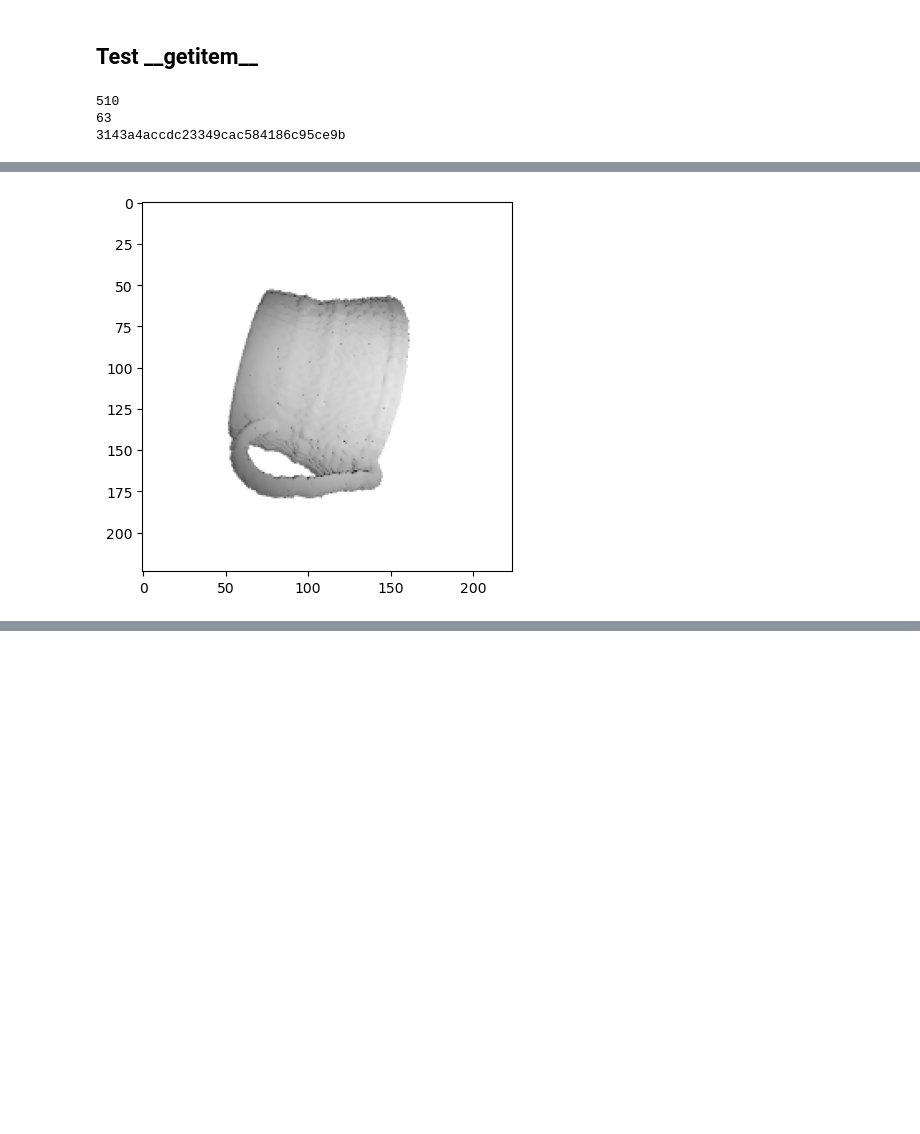
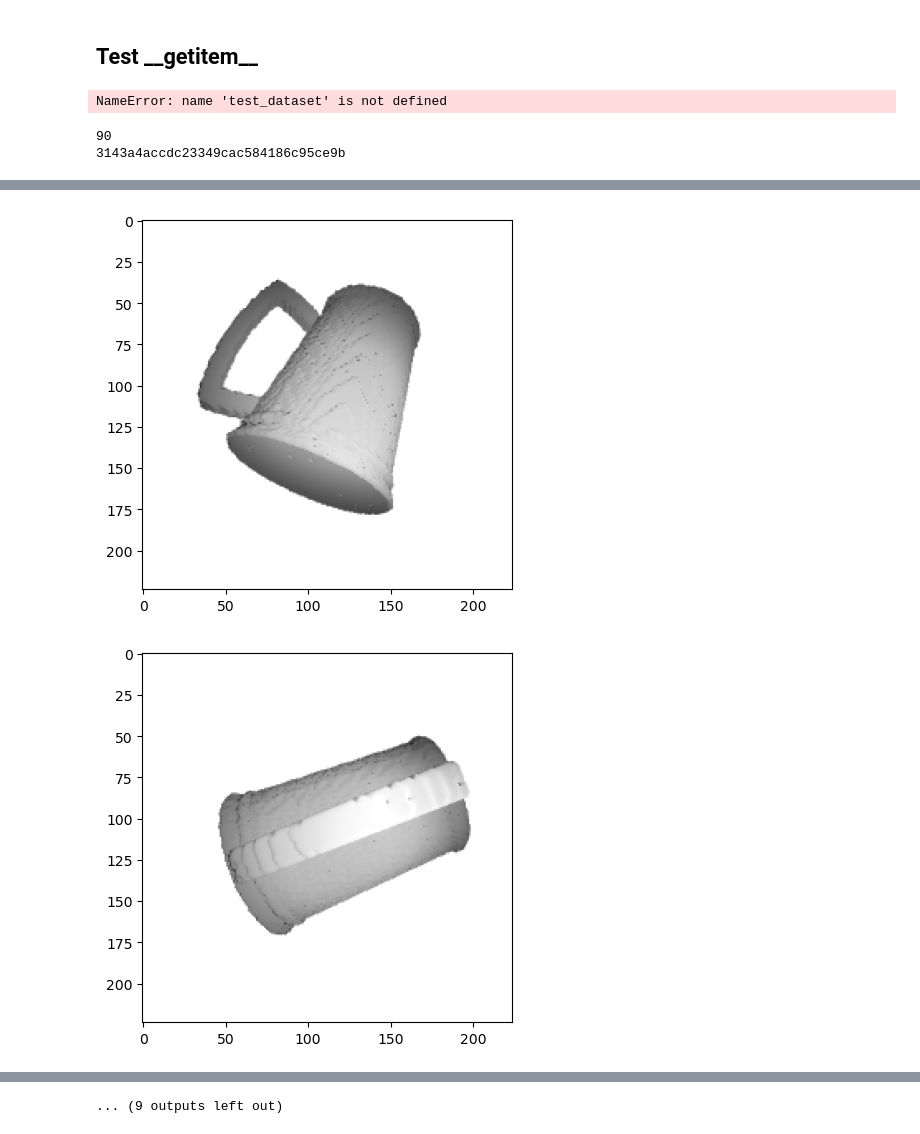
Before and after one commit to elchun/stereo-occupancy-networks, a Jupyter notebook: im2mesh/dev_tests/test_stereo_dataloder.ipynb, the cells around one changed output, grey strips where cells are left out. Cells and saved outputs as stored; diff of their text form; code cells hidden in the pictures; blank space fills up the shorter version.

Commit message:
Get vis to show both images, add switch to make images between 0 and 1

```diff
--- a/im2mesh/dev_tests/test_stereo_dataloder.ipynb
+++ b/im2mesh/dev_tests/test_stereo_dataloder.ipynb
@@ -10,8 +10,9 @@ import plotly.graph_objects as go
 ## Test loading of dataset
 # %%
 data_folder = '../../data/stereo_training_data'
-train_dataset = data.Shapes3dMonoDataset(data_folder, 'train', ['mug', 'bowl', 'bottle'], 2048)
-test_dataset = data.Shapes3dMonoDataset(data_folder, 'test', ['mug', 'bowl', 'bottle'], 2048)
+# train_dataset = data.Shapes3dMonoDataset(data_folder, 'train', ['mug', 'bowl', 'bottle'], 2048)
+# test_dataset = data.Shapes3dMonoDataset(data_folder, 'test', ['mug', 'bowl', 'bottle'], 2048)
+train_dataset = data.Shapes3dMonoDataset(data_folder, 'train', ['mug'], 2048)
 # %% [markdown]
 ## Test \_\_getitem\_\_
 # %%
@@ -73,18 +74,21 @@ def multiplot(point_list: 'list[np.ndarray]', fname='debug.html'):
     return fig
 # %%
 data_pt = test_dataset.__getitem__(0)
+# %% [output]
+NameError: name 'test_dataset' is not defined
 # %%
 print(len(train_dataset.models))
-print(len(test_dataset.models))
+# print(len(test_dataset.models))
 print(train_dataset.models[0])
 
-fig, axs = plt.subplots()
-axs.imshow(np.einsum('ijk->jki', data_pt['inputs']).astype(int))
-in_points = data_pt['points'][data_pt['points.occ'].astype(bool), :]
-out_points = data_pt['points'][~ data_pt['points.occ'].astype(bool), :]
-multiplot([in_points, out_points])
-multiplot([in_points])
+for i in range(1010, 1030):
+    data_pt = train_dataset.__getitem__(i)
+    fig, axs = plt.subplots()
+    axs.imshow(np.einsum('ijk->jki', data_pt['inputs']) / 255)
+    in_points = data_pt['points'][data_pt['points.occ'].astype(bool), :]
+    out_points = data_pt['points'][~ data_pt['points.occ'].astype(bool), :]
+    # multiplot([in_points, out_points])
+    # multiplot([in_points])
 # %% [output]
-510
-63
+90
 3143a4accdc23349cac584186c95ce9b
@@ -93 +95,2 @@ multiplot([in_points])
-[figure, old version]
+[figure, new version]
+[figure, added]
@@ -93,0 +106 @@ multiplot([in_points])
+... (9 outputs left out)
```
Also changed, not shown: parts of 1 cell of this notebook, 9 other files.
